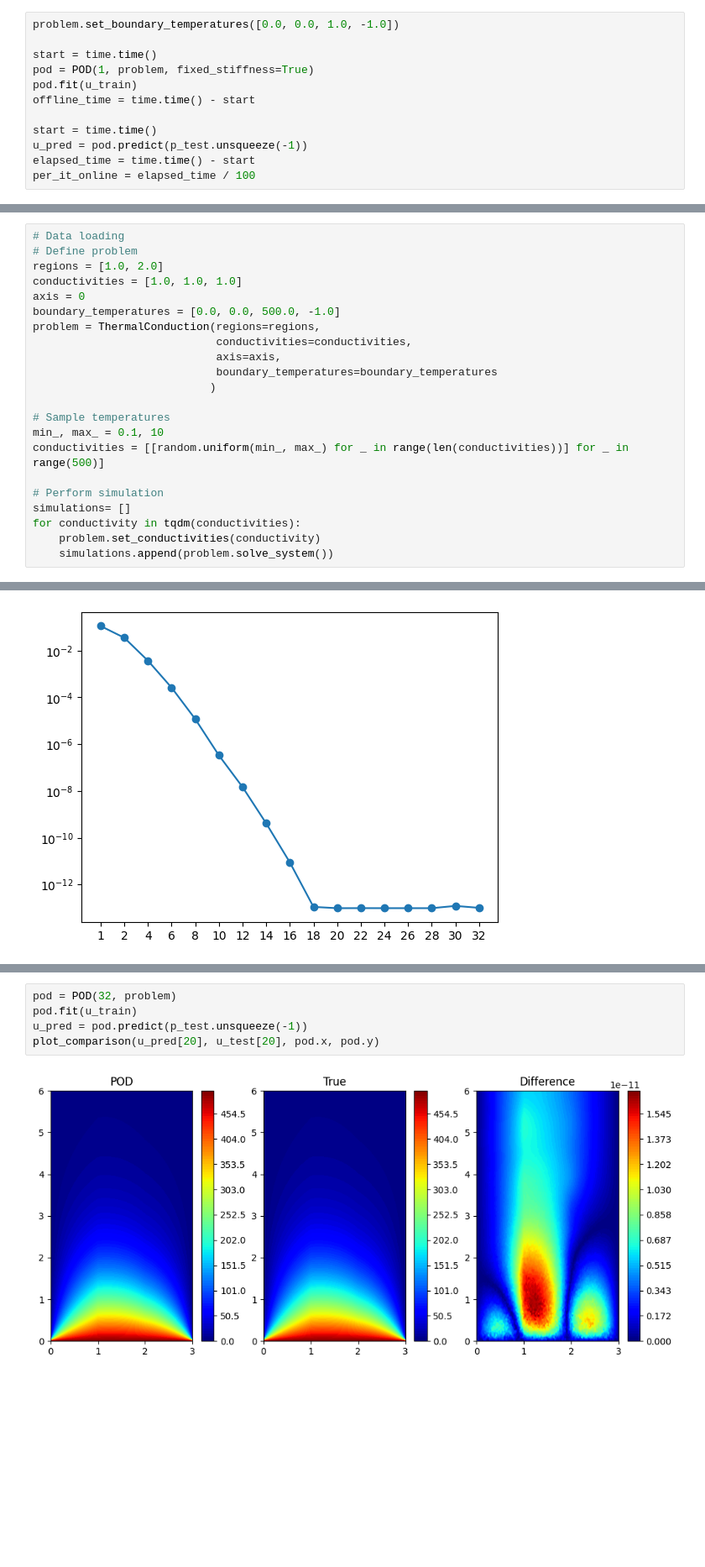
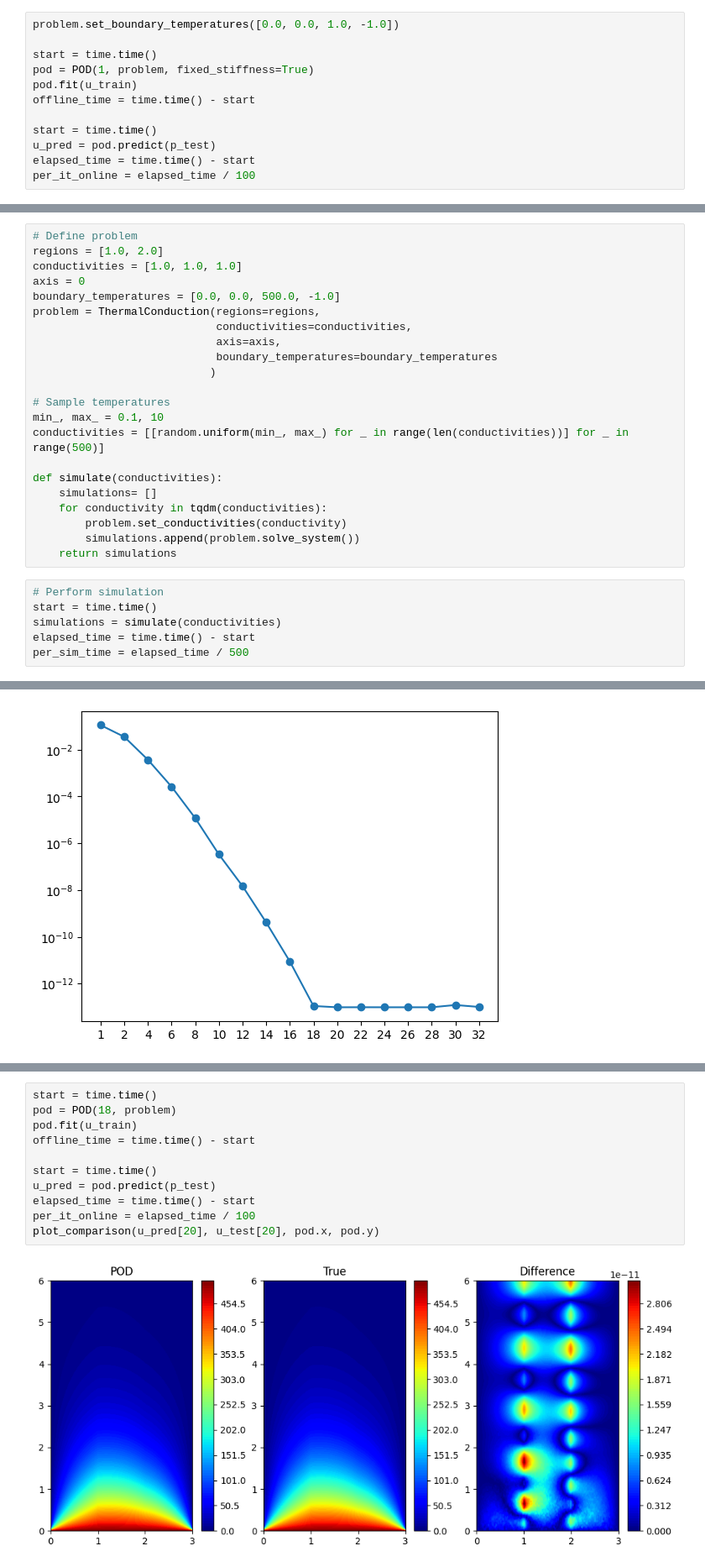
Before and after one commit to FilippoOlivo/thermal-conduction-rom, a Jupyter notebook: report.ipynb, the cells around one changed output, grey strips where cells are left out. Shown: that part at 84% size. Drawn from its saved outputs; the diff is of its cells as text; blank space fills up the shorter version.

```diff
--- a/report.ipynb
+++ b/report.ipynb
@@ -292,7 +292,7 @@ pod.fit(u_train)
 offline_time = time.time() - start
 
 start = time.time()
-u_pred = pod.predict(p_test.unsqueeze(-1))
+u_pred = pod.predict(p_test)
 elapsed_time = time.time() - start
 per_it_online = elapsed_time / 100
 # %%
@@ -316,5 +328,4 @@ Offline time: 0.1525132656097412 s
 # %%
-# Data loading
 # Define problem
 regions = [1.0, 2.0]
 conductivities = [1.0, 1.0, 1.0]
@@ -330,8 +341,15 @@ problem = ThermalConduction(regions=regions,
 min_, max_ = 0.1, 10
 conductivities = [[random.uniform(min_, max_) for _ in range(len(conductivities))] for _ in range(500)]
 
-# Perform simulation
-simulations= []
-for conductivity in tqdm(conductivities):
-    problem.set_conductivities(conductivity)
-    simulations.append(problem.solve_system())
+def simulate(conductivities):
+    simulations= []
+    for conductivity in tqdm(conductivities):
+        problem.set_conductivities(conductivity)
+        simulations.append(problem.solve_system())
+    return simulations
+# %%
+# Perform simulation
+start = time.time()
+simulations = simulate(conductivities)
+elapsed_time = time.time() - start
+per_sim_time = elapsed_time / 500
@@ -367,7 +391,13 @@ _ = plt.xticks([i for i in range(len(n_modes))], n_modes)
 # %%
-pod = POD(32, problem)
+start = time.time()
+pod = POD(18, problem)
 pod.fit(u_train)
-u_pred = pod.predict(p_test.unsqueeze(-1))
+offline_time = time.time() - start
+
+start = time.time()
+u_pred = pod.predict(p_test)
+elapsed_time = time.time() - start
+per_it_online = elapsed_time / 100
 plot_comparison(u_pred[20], u_test[20], pod.x, pod.y)
 # %% [output]
-[figure, old version]
+[figure, new version]
```
Also changed, not shown: parts of 20 cells of this notebook.
